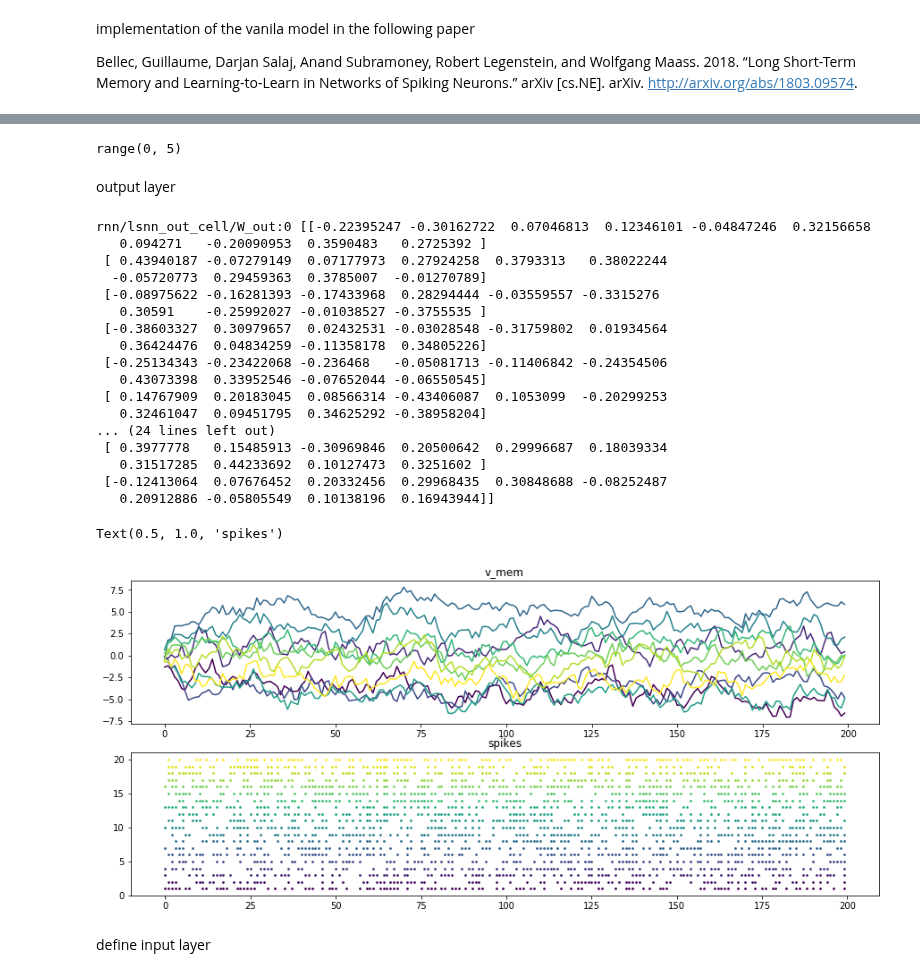
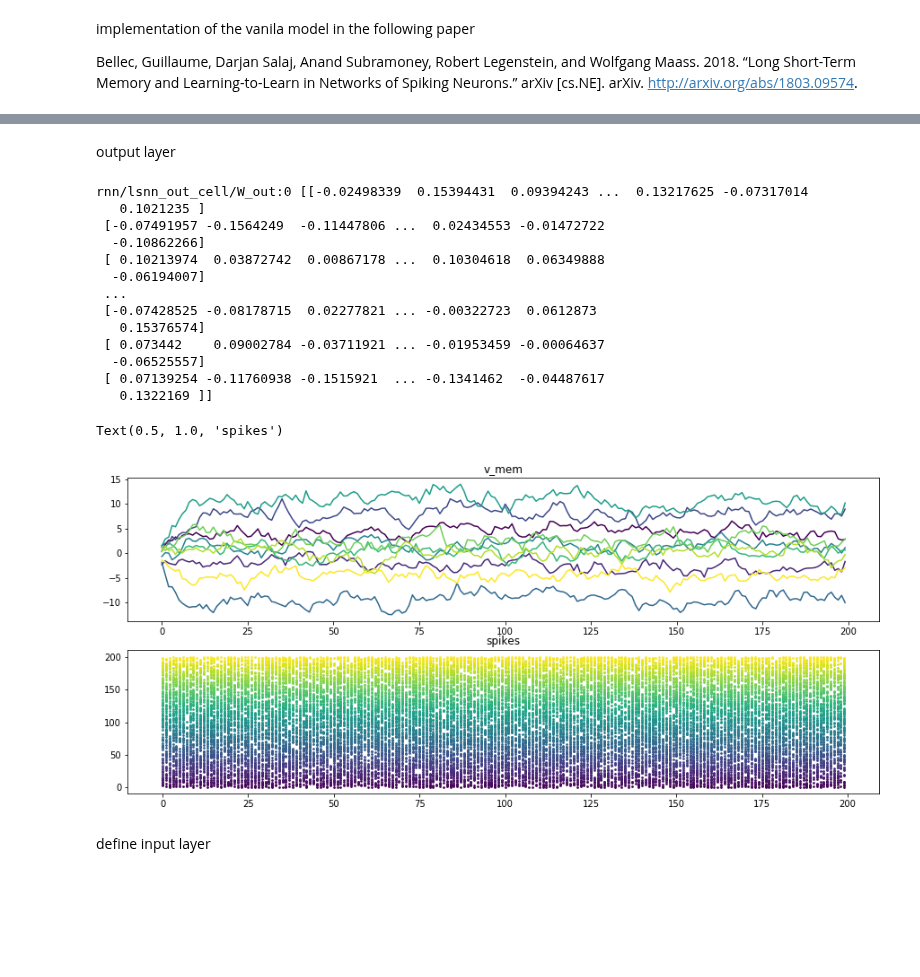
Before and after one commit to eghbalhosseini/KeRNL, a Jupyter notebook: LSNN.ipynb, the cells around one changed output, grey strips where cells are left out. Cells and saved outputs as stored; diff of their text form; code cells hidden in the pictures; blank space fills up the shorter version.

```diff
--- a/LSNN.ipynb
+++ b/LSNN.ipynb
@@ -177,7 +179,7 @@ class LSNNCell(tf.contrib.rnn.RNNCell):
     return (LSNNOutputTuple(self._num_units,
                           self._num_units,
                           self._num_units,
-                          self._num_units) if self._state_is_tuple else self._num_units)
+                          self._num_units) if self._output_is_tuple else self._num_units)
 
 
   def call(self, inputs, state):
@@ -351,8 +353,6 @@ def OutputLayer(k,j,spike_in,dt,state):
     # not sure about this step
     v_membrane = tf.add(V_update,G_update)
     return v_membrane
-# %% [output]
-range(0, 5)
 # %% [markdown]
 output layer
 # %%
@@ -444,7 +444,7 @@ class LSNNOutCell(tf.contrib.rnn.RNNCell):
 # %%
 batch_size = 1
 sequence_length = 200
-num_inputs=20
+num_inputs=200
 num_units=10
 #shape=(2, 5, 2)
 input_spikes=np.random.randint(2,size=[batch_size,sequence_length,num_inputs]).astype(np.float32)
@@ -453,50 +453,46 @@ input_spikes=np.random.randint(2,size=[batch_size,sequence_length,num_inputs]).a
 tf.reset_default_graph()
 
 tf_input_values = tf.constant(input_spikes, dtype=tf.float32)
 LSNNOut_cell = LSNNOutCell(num_units=num_units)
 outputs, state = tf.nn.dynamic_rnn(cell=LSNNOut_cell, dtype=tf.float32, inputs=tf_input_values)
 
 cell_outputs=[]
 with tf.Session() as sess:
     sess.run(tf.global_variables_initializer())
     output_run , state_run = sess.run([outputs, state])
 
     variables_names =[v.name for v in tf.global_variables()]
     values = sess.run(variables_names)
     for k,v in zip(variables_names, values):
         print(k, v)
 plt.figure(figsize=[15,10])
 ax=plt.subplot(3,1,1)
 unit_colors=cm.viridis(np.linspace(0,1,num_units))
 for t in range(num_units):
     ax.plot(output_run.squeeze(axis=0)[:,t],color=unit_colors[t,:])
 ax.set_title('v_mem')
 input_spikes.dtype=np.float32
 input_spikes[input_spikes==0.0]=np.nan
 ax=plt.subplot(3,1,2)
 colors_map=cm.viridis(np.linspace(0,1,num_inputs))
 for t in range(num_inputs):
     ax.scatter(np.arange(input_spikes.squeeze(axis=0).shape[0]),input_spikes.squeeze(axis=0)[:,t]+t,color=colors_map[t,:],s=3)
 ax.set_title('spikes')
 # %% [output]
-rnn/lsnn_out_cell/W_out:0 [[-0.22395247 -0.30162722  0.07046813  0.12346101 -0.04847246  0.32156658
-   0.094271   -0.20090953  0.3590483   0.2725392 ]
- [ 0.43940187 -0.07279149  0.07177973  0.27924258  0.3793313   0.38022244
-  -0.05720773  0.29459363  0.3785007  -0.01270789]
- [-0.08975622 -0.16281393 -0.17433968  0.28294444 -0.03559557 -0.3315276
-   0.30591    -0.25992027 -0.01038527 -0.3755535 ]
- [-0.38603327  0.30979657  0.02432531 -0.03028548 -0.31759802  0.01934564
-   0.36424476  0.04834259 -0.11358178  0.34805226]
- [-0.25134343 -0.23422068 -0.236468   -0.05081713 -0.11406842 -0.24354506
-   0.43073398  0.33952546 -0.07652044 -0.06550545]
- [ 0.14767909  0.20183045  0.08566314 -0.43406087  0.1053099  -0.20299253
-   0.32461047  0.09451795  0.34625292 -0.38958204]
-... (24 lines left out)
- [ 0.3977778   0.15485913 -0.30969846  0.20500642  0.29996687  0.18039334
-   0.31517285  0.44233692  0.10127473  0.3251602 ]
- [-0.12413064  0.07676452  0.20332456  0.29968435  0.30848688 -0.08252487
-   0.20912886 -0.05805549  0.10138196  0.16943944]]
+rnn/lsnn_out_cell/W_out:0 [[-0.02498339  0.15394431  0.09394243 ...  0.13217625 -0.07317014
+   0.1021235 ]
+ [-0.07491957 -0.1564249  -0.11447806 ...  0.02434553 -0.01472722
+  -0.10862266]
+ [ 0.10213974  0.03872742  0.00867178 ...  0.10304618  0.06349888
+  -0.06194007]
+ ...
+ [-0.07428525 -0.08178715  0.02277821 ... -0.00322723  0.0612873
+   0.15376574]
+ [ 0.073442    0.09002784 -0.03711921 ... -0.01953459 -0.00064637
+  -0.06525557]
+ [ 0.07139254 -0.11760938 -0.1515921  ... -0.1341462  -0.04487617
+   0.1322169 ]]
 Text(0.5, 1.0, 'spikes')
-[figure, old version]
+[figure, new version]
 # %% [markdown]
 define input layer
```
Also changed, not shown: parts of 24 cells of this notebook, 4 other files.
